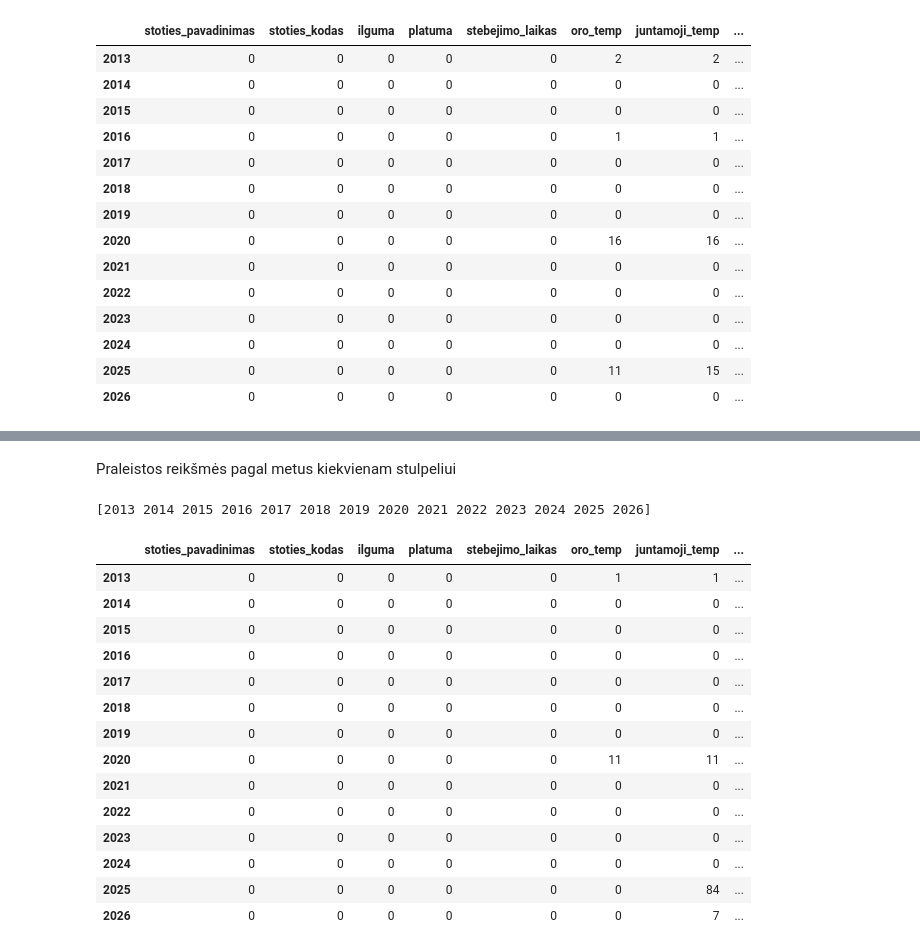
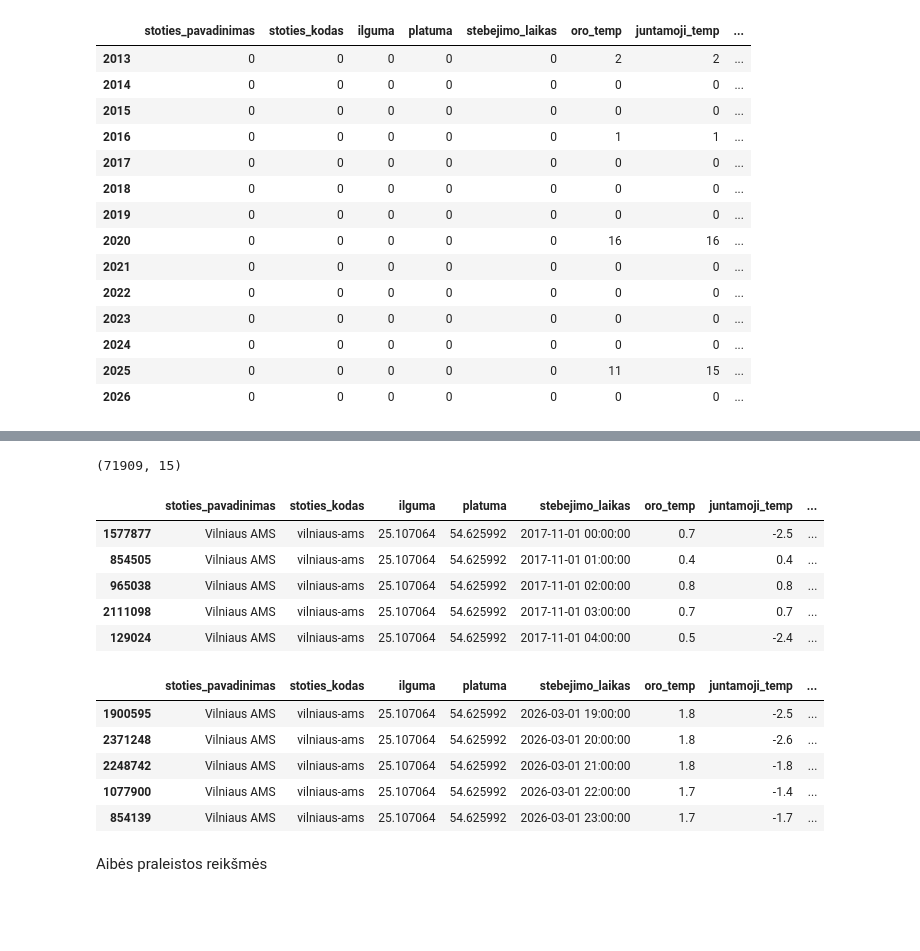
Before and after one commit to rugcer04/Duomenu_mokslo_projektas, a Jupyter notebook: code/python/datasets_prep/meteo_dataset_prep.ipynb, the cells around one changed output, grey strips where cells are left out. Drawn from its saved outputs; the diff is of its cells as text; code cells hidden in the pictures; blank space fills up the shorter version.

Commit message:
Cleaned up the code and filtered the final dataset by selected interval

```diff
--- a/code/python/datasets_prep/meteo_dataset_prep.ipynb
+++ b/code/python/datasets_prep/meteo_dataset_prep.ipynb
@@ -17,7 +18,6 @@ meteo_data.head(5)
 # %%
 meteo_data_clean = meteo_data.drop(columns = ['_type', '_id', '_revision', '_page.next', 'vda_prime_key'])
 meteo_data_clean['stebejimo_laikas'] = pd.to_datetime(meteo_data_clean['stebejimo_laikas'])
-meteo_data_clean['metai'] = meteo_data_clean['stebejimo_laikas'].dt.year
 meteo_data_clean.head(5)
 # %% [output]
 |  | stoties_pavadinimas | stoties_kodas | ilguma | platuma | stebejimo_laikas | oro_temp | juntamoji_temp | ... |
@@ -218,30 +177,25 @@ print(max(data_Kauno["stebejimo_laikas"]))
-# %% [markdown]
-Praleistos reikšmės pagal metus kiekvienam stulpeliui
-# %%
-station_year = data_Kauno["metai"].unique()
-station_year.sort()
-print(station_year)
-# %% [output]
-[2013 2014 2015 2016 2017 2018 2019 2020 2021 2022 2023 2024 2025 2026]
-# %%
-nan_year_result = []
-for year in station_year:
-    nan_year_result.append(data_Kauno[data_Kauno['metai'] == year].isnull().sum())
-nan_year_Kaunas = pd.DataFrame(nan_year_result, index = station_year)
-nan_year_Kaunas
-# %% [output]
-|  | stoties_pavadinimas | stoties_kodas | ilguma | platuma | stebejimo_laikas | oro_temp | juntamoji_temp | ... |
-| 2013 | 0 | 0 | 0 | 0 | 0 | 1 | 1 | ... |
-| 2014 | 0 | 0 | 0 | 0 | 0 | 0 | 0 | ... |
-| 2015 | 0 | 0 | 0 | 0 | 0 | 0 | 0 | ... |
-| 2016 | 0 | 0 | 0 | 0 | 0 | 0 | 0 | ... |
-| 2017 | 0 | 0 | 0 | 0 | 0 | 0 | 0 | ... |
-| 2018 | 0 | 0 | 0 | 0 | 0 | 0 | 0 | ... |
-| 2019 | 0 | 0 | 0 | 0 | 0 | 0 | 0 | ... |
-| 2020 | 0 | 0 | 0 | 0 | 0 | 11 | 11 | ... |
-| 2021 | 0 | 0 | 0 | 0 | 0 | 0 | 0 | ... |
-| 2022 | 0 | 0 | 0 | 0 | 0 | 0 | 0 | ... |
-| 2023 | 0 | 0 | 0 | 0 | 0 | 0 | 0 | ... |
-| 2024 | 0 | 0 | 0 | 0 | 0 | 0 | 0 | ... |
-| 2025 | 0 | 0 | 0 | 0 | 0 | 0 | 84 | ... |
-| 2026 | 0 | 0 | 0 | 0 | 0 | 0 | 7 | ... |
+# %%
+meteo_Vilnius = data_Vilnius[(data_Vilnius["stebejimo_laikas"].dt.date >= datetime.date(2017,11,1)) & (data_Vilnius["stebejimo_laikas"].dt.date <= datetime.date(2026,3,1))].sort_values(by='stebejimo_laikas')
+meteo_Vilnius.shape
+# %% [output]
+(71909, 15)
+# %%
+meteo_Vilnius.head(5)
+# %% [output]
+|  | stoties_pavadinimas | stoties_kodas | ilguma | platuma | stebejimo_laikas | oro_temp | juntamoji_temp | ... |
+| 1577877 | Vilniaus AMS | vilniaus-ams | 25.107064 | 54.625992 | 2017-11-01 00:00:00 | 0.7 | -2.5 | ... |
+| 854505 | Vilniaus AMS | vilniaus-ams | 25.107064 | 54.625992 | 2017-11-01 01:00:00 | 0.4 | 0.4 | ... |
+| 965038 | Vilniaus AMS | vilniaus-ams | 25.107064 | 54.625992 | 2017-11-01 02:00:00 | 0.8 | 0.8 | ... |
+| 2111098 | Vilniaus AMS | vilniaus-ams | 25.107064 | 54.625992 | 2017-11-01 03:00:00 | 0.7 | 0.7 | ... |
+| 129024 | Vilniaus AMS | vilniaus-ams | 25.107064 | 54.625992 | 2017-11-01 04:00:00 | 0.5 | -2.4 | ... |
+# %%
+meteo_Vilnius.tail(5)
+# %% [output]
+|  | stoties_pavadinimas | stoties_kodas | ilguma | platuma | stebejimo_laikas | oro_temp | juntamoji_temp | ... |
+| 1900595 | Vilniaus AMS | vilniaus-ams | 25.107064 | 54.625992 | 2026-03-01 19:00:00 | 1.8 | -2.5 | ... |
+| 2371248 | Vilniaus AMS | vilniaus-ams | 25.107064 | 54.625992 | 2026-03-01 20:00:00 | 1.8 | -2.6 | ... |
+| 2248742 | Vilniaus AMS | vilniaus-ams | 25.107064 | 54.625992 | 2026-03-01 21:00:00 | 1.8 | -1.8 | ... |
+| 1077900 | Vilniaus AMS | vilniaus-ams | 25.107064 | 54.625992 | 2026-03-01 22:00:00 | 1.7 | -1.4 | ... |
+| 854139 | Vilniaus AMS | vilniaus-ams | 25.107064 | 54.625992 | 2026-03-01 23:00:00 | 1.7 | -1.7 | ... |
+# %% [markdown]
+Aibės praleistos reikšmės
```
Also changed, not shown: parts of 14 cells of this notebook.
